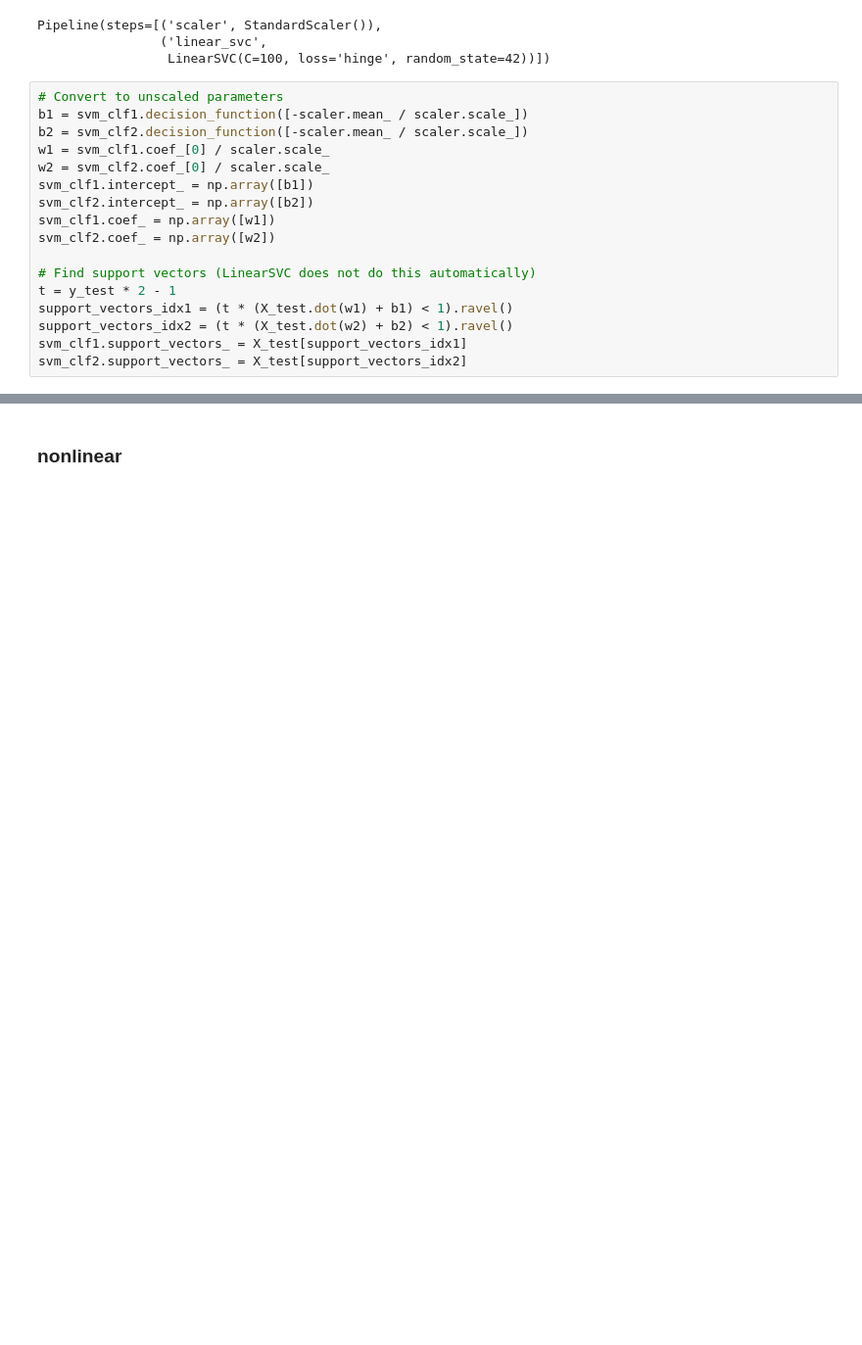
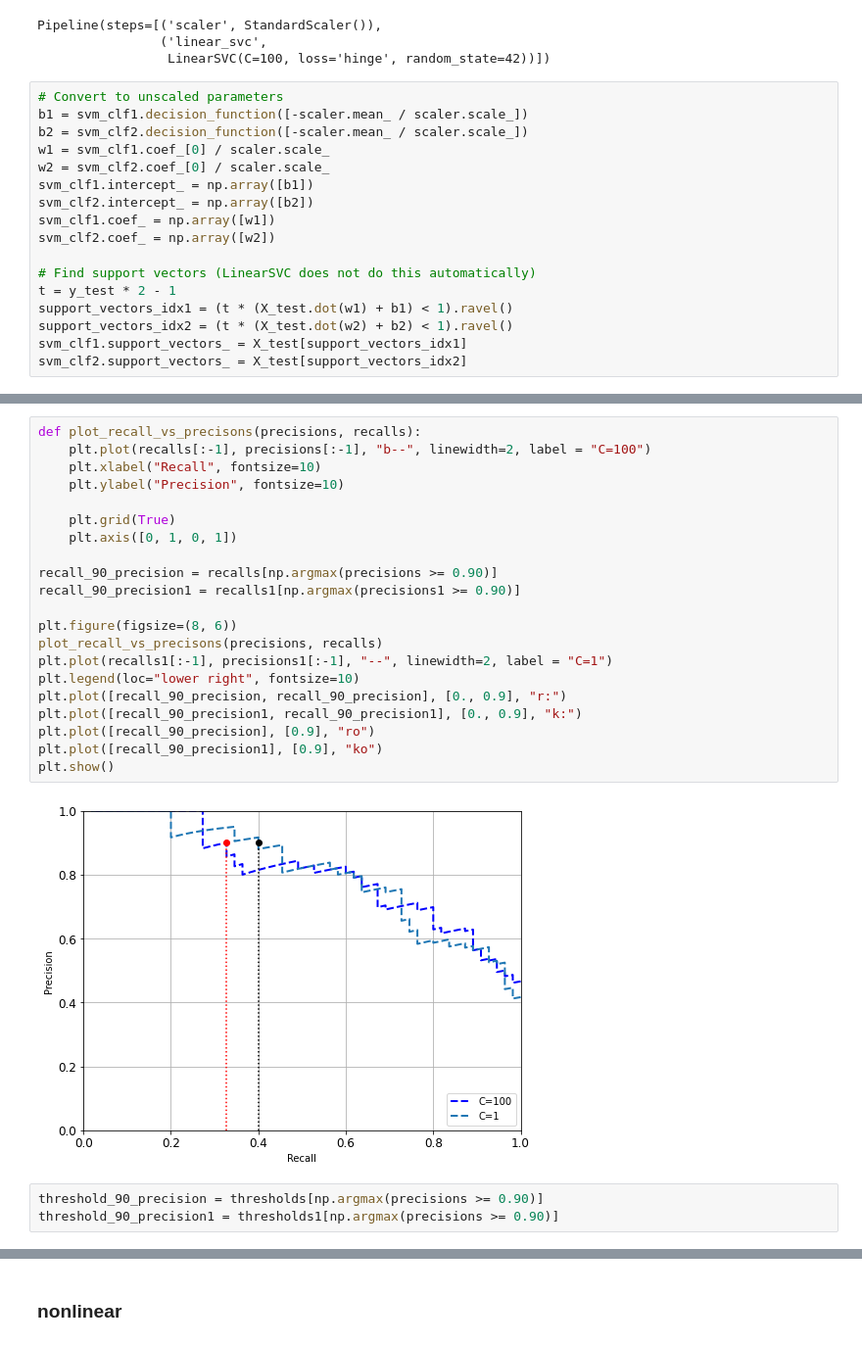
Before and after one commit to nana-hyun/AI_experience_lab, a Jupyter notebook: Ch_5.ipynb, the cells around one changed output, grey strips where cells are left out. Shown: that part at 98% size. Drawn from its saved outputs; the diff is of its cells as text; blank space fills up the shorter version.

```diff
--- a/Ch_5.ipynb
+++ b/Ch_5.ipynb
@@ -817,0 +896,26 @@ array([-1.51047920e-01,  2.65553298e-01,  7.46596143e-01,  4.76321474e-01,
+# %%
+def plot_recall_vs_precisons(precisions, recalls):
+    plt.plot(recalls[:-1], precisions[:-1], "b--", linewidth=2, label = "C=100")
+    plt.xlabel("Recall", fontsize=10)
+    plt.ylabel("Precision", fontsize=10)
+
+    plt.grid(True)
+    plt.axis([0, 1, 0, 1])
+
+recall_90_precision = recalls[np.argmax(precisions >= 0.90)]
+recall_90_precision1 = recalls1[np.argmax(precisions1 >= 0.90)]
+
+plt.figure(figsize=(8, 6))
+plot_recall_vs_precisons(precisions, recalls)
+plt.plot(recalls1[:-1], precisions1[:-1], "--", linewidth=2, label = "C=1")
+plt.legend(loc="lower right", fontsize=10)
+plt.plot([recall_90_precision, recall_90_precision], [0., 0.9], "r:")
+plt.plot([recall_90_precision1, recall_90_precision1], [0., 0.9], "k:")
+plt.plot([recall_90_precision], [0.9], "ro")
+plt.plot([recall_90_precision1], [0.9], "ko")
+plt.show()
+# %% [output]
+[figure, added]
+# %%
+threshold_90_precision = thresholds[np.argmax(precisions >= 0.90)]
+threshold_90_precision1 = thresholds1[np.argmax(precisions >= 0.90)]
```
Also changed, not shown: parts of 45 cells of this notebook.
